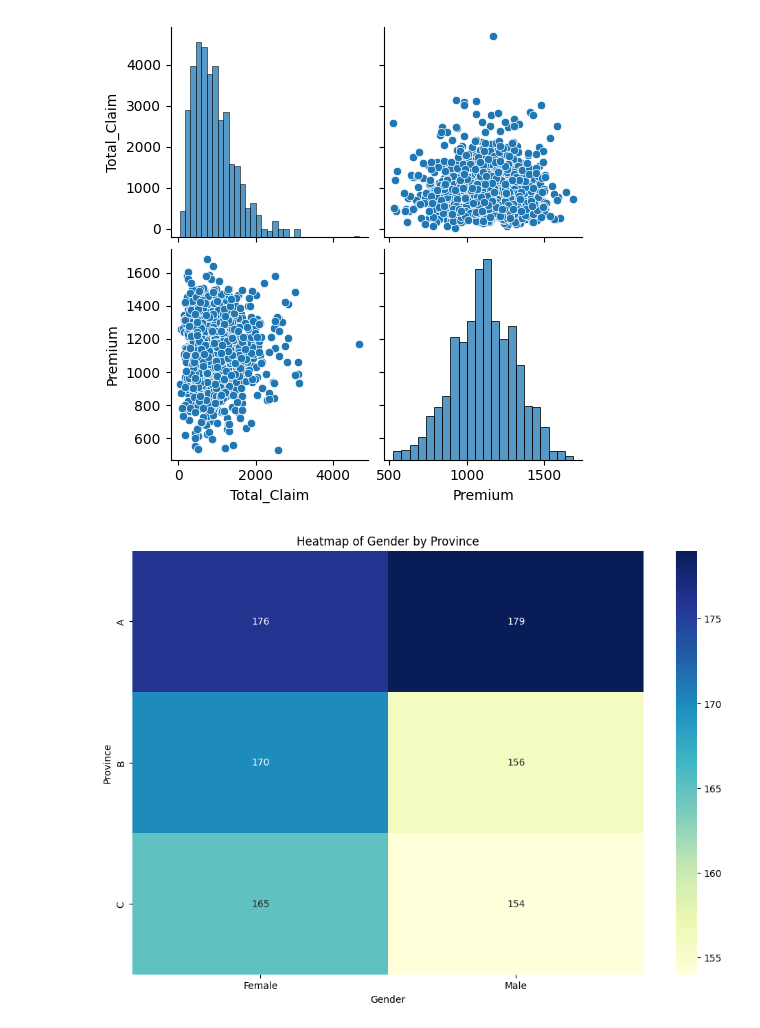
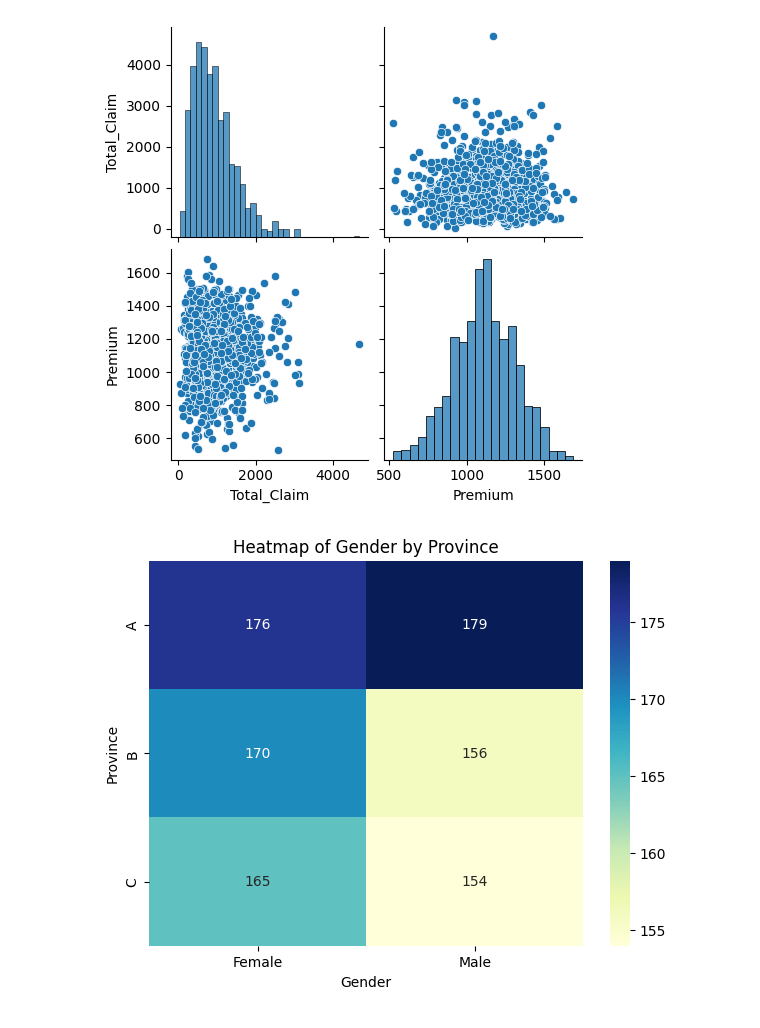
Before and after one commit to getnetShimels1/week3-AlphaCare-Insurance, a Jupyter notebook: notebooks/insurance_EDA.ipynb, the cells around one changed output. Drawn from its saved outputs; the diff is of its cells as text; code cells hidden in the pictures.

```diff
--- a/notebooks/insurance_EDA.ipynb
+++ b/notebooks/insurance_EDA.ipynb
@@ -226,10 +193,10 @@ plt.show()
 # %%
 
 # 3. Heatmap for Province and Gender Aggregates
 province_gender_heatmap = pd.crosstab(df['Province'], df['Gender'])
-plt.figure(figsize=(12, 8))
+plt.figure(figsize=(7, 5))
 sns.heatmap(province_gender_heatmap, annot=True, fmt='d', cmap='YlGnBu')
 plt.title('Heatmap of Gender by Province')
 plt.show()
 # %% [output]
-[figure, old version]
+[figure, new version]
```
Also changed, not shown: parts of 5 cells of this notebook.
